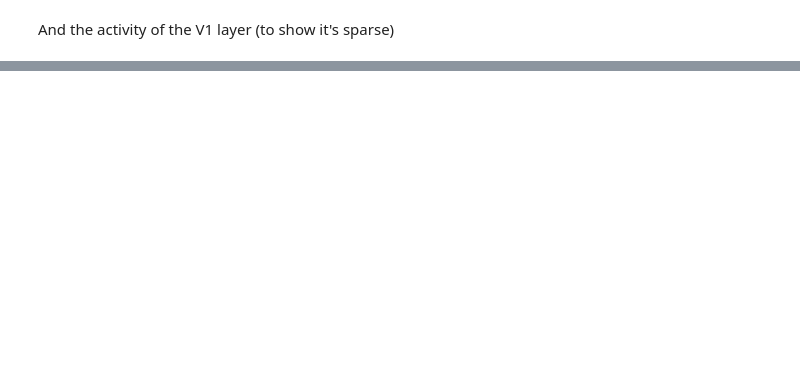
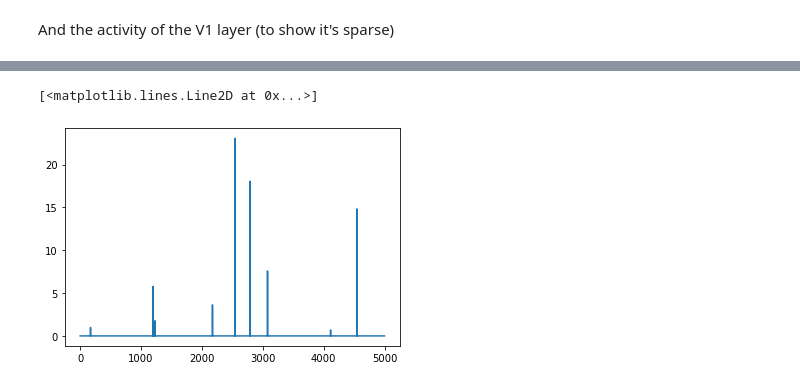
Before and after one commit to tcstewar/testing_notebooks, a Jupyter notebook: lca/LCA-nengo_ocl.ipynb, the cells around one changed output, grey strips where cells are left out. Drawn from its saved outputs; the diff is of its cells as text; code cells hidden in the pictures; blank space fills up the shorter version.

```diff
--- a/lca/LCA-nengo_ocl.ipynb
+++ b/lca/LCA-nengo_ocl.ipynb
@@ -416,0 +417,5 @@ plt.show()
+# %%
+plt.plot(sim.data[p_v1][-1,:])
+# %% [output]
+[<matplotlib.lines.Line2D at 0x...>]
+[figure, added]
```
Also changed, not shown: parts of 8 cells of this notebook.
